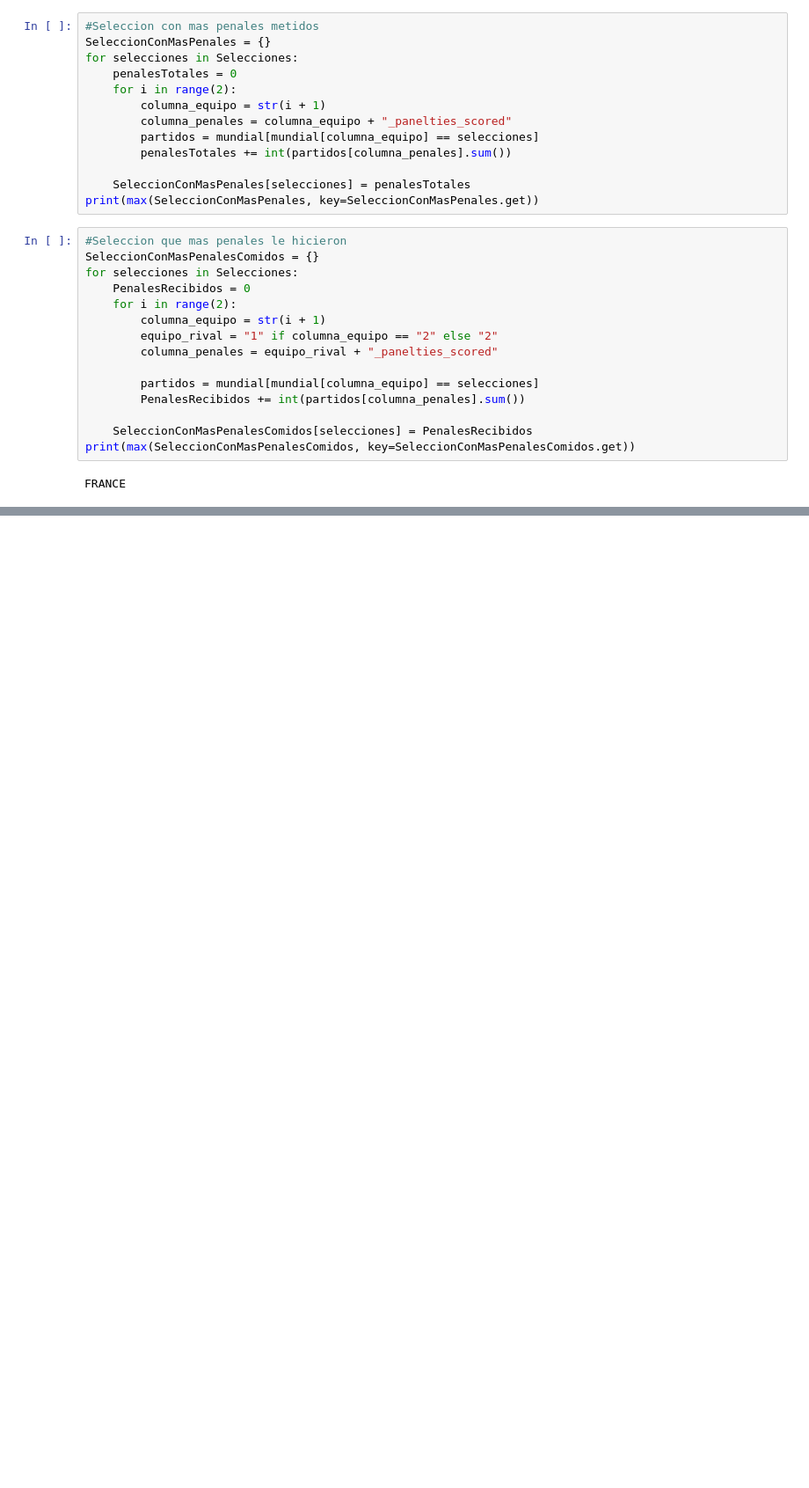
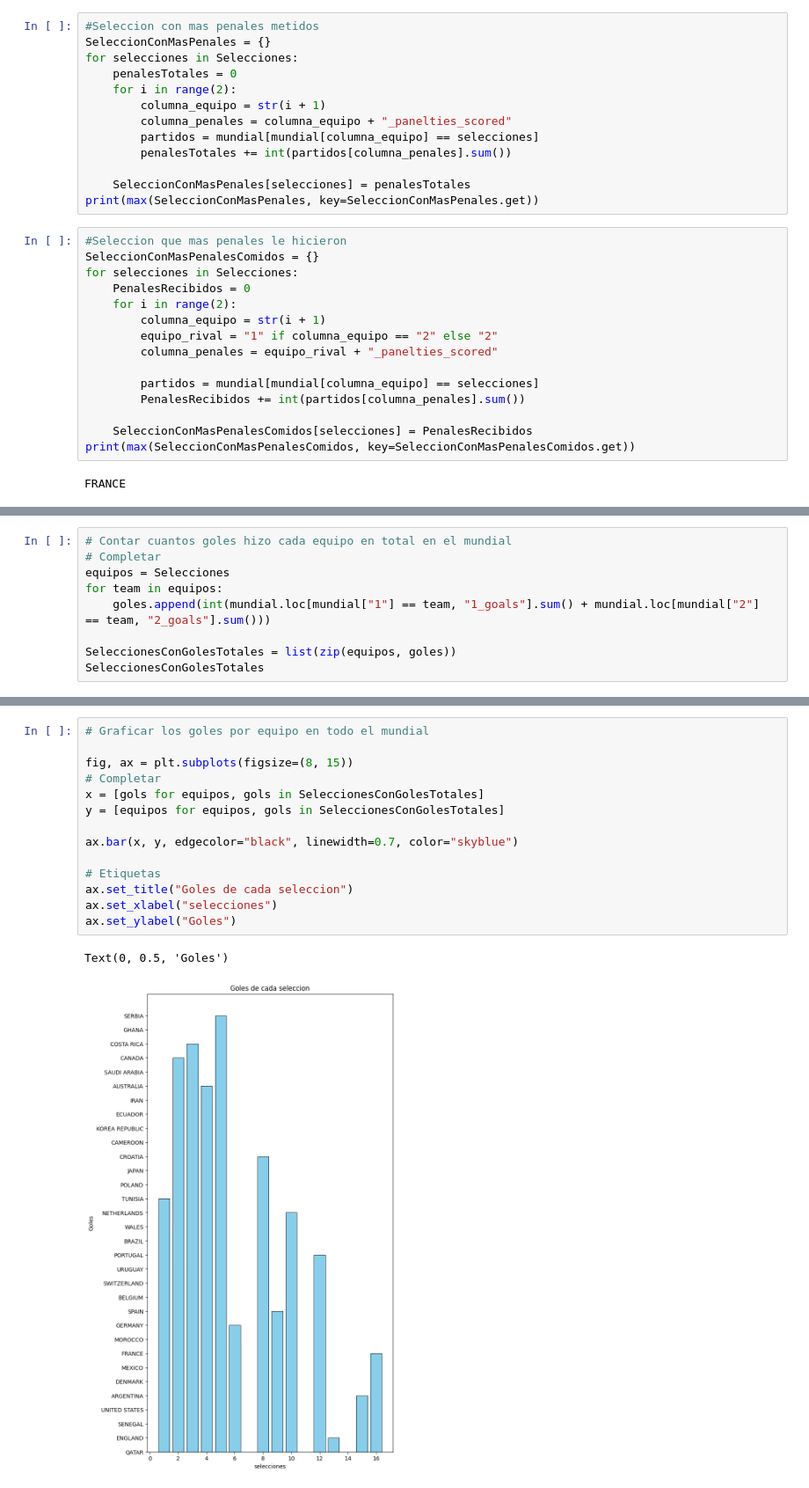
Before and after one commit to JonasLeiserson/Guia-python-epica, a Jupyter notebook: Guiapandas.ipynb, the cells around one changed output, grey strips where cells are left out. Shown at 88% size. Saved outputs shown, nothing was run; the diff lists cells and outputs as text; blank space fills up the shorter version.

```diff
--- a/Guiapandas.ipynb
+++ b/Guiapandas.ipynb
@@ -123,0 +180,9 @@ partidos
+# %%
+# Contar cuantos goles hizo cada equipo en total en el mundial
+# Completar
+equipos = Selecciones
+for team in equipos:
+    goles.append(int(mundial.loc[mundial["1"] == team, "1_goals"].sum() + mundial.loc[mundial["2"] == team, "2_goals"].sum()))
+
+SeleccionesConGolesTotales = list(zip(equipos, goles))
+SeleccionesConGolesTotales
@@ -123,0 +207,17 @@ partidos
+# %%
+# Graficar los goles por equipo en todo el mundial
+
+fig, ax = plt.subplots(figsize=(8, 15))
+# Completar
+x = [gols for equipos, gols in SeleccionesConGolesTotales]
+y = [equipos for equipos, gols in SeleccionesConGolesTotales]
+
+ax.bar(x, y, edgecolor="black", linewidth=0.7, color="skyblue")
+
+# Etiquetas
+ax.set_title("Goles de cada seleccion")
+ax.set_xlabel("selecciones")
+ax.set_ylabel("Goles")
+# %% [output]
+Text(0, 0.5, 'Goles')
+[figure, added]
```
Also changed, not shown: parts of 13 cells of this notebook.
